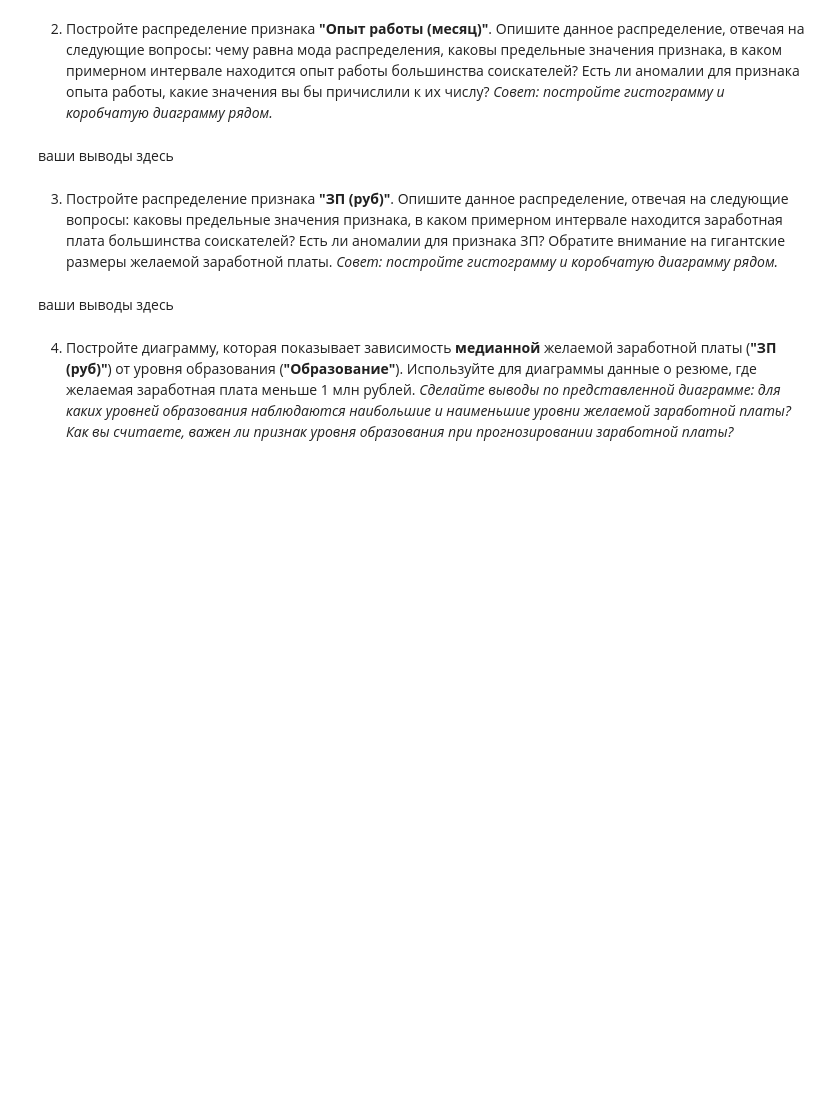
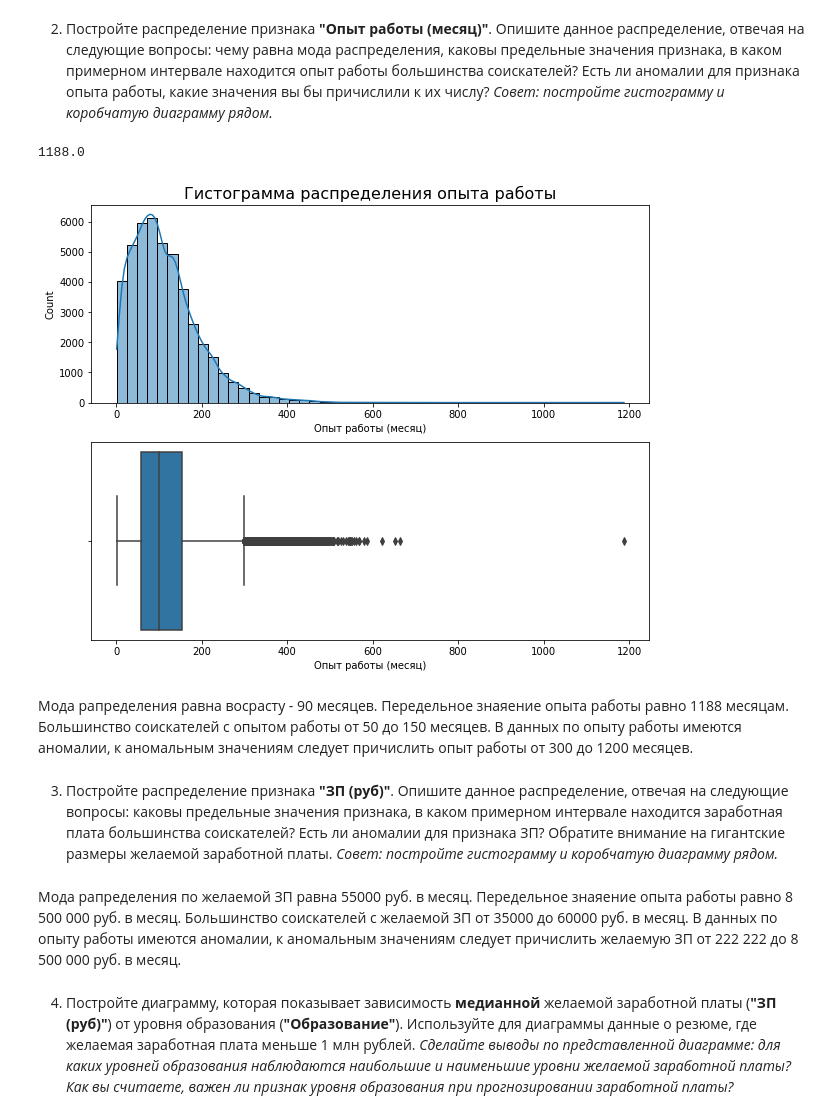
Before and after one commit to SegaGLm/skill_factory_ds, a Jupyter notebook: project_1/Project_1.ipynb, the cells around one changed output. Saved outputs shown, nothing was run; the diff lists cells and outputs as text; code cells hidden in the pictures; blank space fills up the shorter version.

```diff
--- a/project_1/Project_1.ipynb
+++ b/project_1/Project_1.ipynb
@@ -416,9 +498,31 @@ None
 2. Постройте распределение признака **"Опыт работы (месяц)"**. Опишите данное распределение, отвечая на следующие вопросы: чему равна мода распределения, каковы предельные значения признака, в каком примерном интервале находится опыт работы большинства соискателей? Есть ли аномалии для признака опыта работы, какие значения вы бы причислили к их числу?
 *Совет: постройте гистограмму и коробчатую диаграмму рядом.*
 # %%
-# ваш код здесь
+fig, axes = plt.subplots(nrows=2, ncols=1, figsize=(10, 8))
+
+sns.histplot(
+    data=data_hh_work,
+    x='Опыт работы (месяц)',
+    bins=50,
+    kde=True,
+    ax=axes[0]
+);
+axes[0].set_title('Гистограмма распределения опыта работы', fontsize=16)
+
+sns.boxplot(
+    data=data_hh_work,
+    x='Опыт работы (месяц)',
+    width=0.9
+)
+
+print(data_hh_work['Опыт работы (месяц)'].max())
+# %% [output]
+1188.0
+[figure, added]
 # %% [markdown]
-ваши выводы здесь
+Мода рапределения равна восрасту - 90 месяцев.
+Передельное знаяение опыта работы равно 1188 месяцам. Большинство соискателей с опытом работы от 50 до 150 месяцев.
+В данных по опыту работы имеются аномалии, к аномальным значениям следует причислить опыт работы от 300 до 1200 месяцев.
 # %% [markdown]
 3. Постройте распределение признака **"ЗП (руб)"**. Опишите данное распределение, отвечая на следующие вопросы: каковы предельные значения признака, в каком примерном интервале находится заработная плата большинства соискателей? Есть ли аномалии для признака ЗП? Обратите внимание на гигантские размеры желаемой заработной платы.
 *Совет: постройте гистограмму и коробчатую диаграмму рядом.*
@@ -427,5 +540,7 @@ None
 # %% [markdown]
-ваши выводы здесь
+Мода рапределения по желаемой ЗП равна 55000 руб. в месяц.
+Передельное знаяение опыта работы равно 8 500 000 руб. в месяц. Большинство соискателей с желаемой ЗП от 35000 до 60000 руб. в месяц.
+В данных по опыту работы имеются аномалии, к аномальным значениям следует причислить желаемую ЗП от 222 222 до 8 500 000 руб. в месяц.
 # %% [markdown]
 4. Постройте диаграмму, которая показывает зависимость **медианной** желаемой заработной платы (**"ЗП (руб)"**) от уровня образования (**"Образование"**). Используйте для диаграммы данные о резюме, где желаемая заработная плата меньше 1 млн рублей.
 *Сделайте выводы по представленной диаграмме: для каких уровней образования наблюдаются наибольшие и наименьшие уровни желаемой заработной платы? Как вы считаете, важен ли признак уровня образования при прогнозировании заработной платы?*
```
Also changed, not shown: parts of 25 cells of this notebook.
